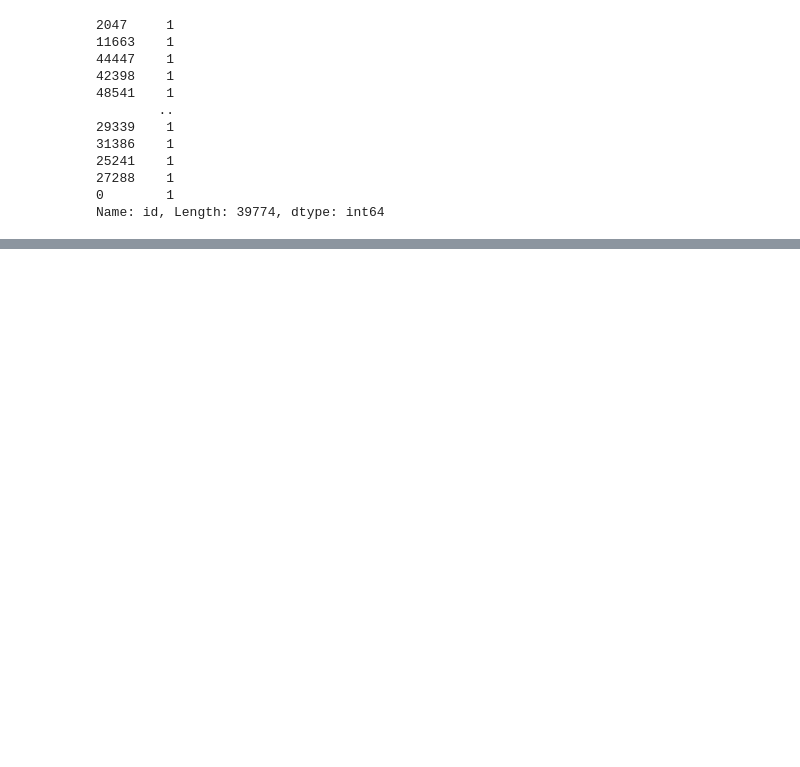
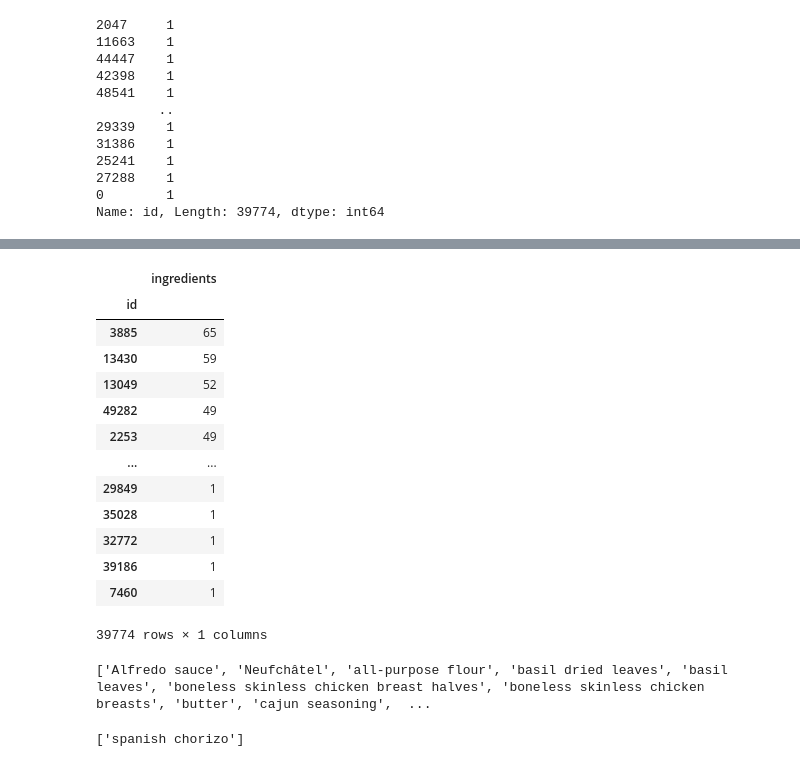
Before and after one commit to jeffcfho/DataChallenges, a Jupyter notebook: 0_Exploratory_Data_Analysis.ipynb, the cells around one changed output, grey strips where cells are left out. Drawn from its saved outputs; the diff is of its cells as text; code cells hidden in the pictures; blank space fills up the shorter version.

```diff
--- a/0_Exploratory_Data_Analysis.ipynb
+++ b/0_Exploratory_Data_Analysis.ipynb
@@ -121,0 +153,35 @@ Name: cuisine, dtype: int64
+# %%
+# What is with that maximum ingredient recipe?
+recipes_by_num_ingredients = df[['id','ingredients']].groupby('id').count().sort_values(by='ingredients',ascending=False)
+display(recipes_by_num_ingredients)
+
+recipe_id_with_max_ingredients = recipes_by_num_ingredients.index[0]
+#look at the ingredients for the
+print(sorted(raw_df.loc[raw_df['id']==recipe_id_with_max_ingredients,'ingredients'].values[0]))
+
+# A ton of duplicates (e.g., 'chicken cutlet','boneless skinless chicken breast halves', 'boneless skinless chicken breasts',)
+# Also 'garlic', 'garlic cloves'
+# Also 'soba' for some reason?
+# %% [output]
+|  | ingredients |
+| id |  |
+| 3885 | 65 |
+| 13430 | 59 |
+| 13049 | 52 |
+| 49282 | 49 |
+| 2253 | 49 |
+| ... | ... |
+| 29849 | 1 |
+| 35028 | 1 |
+| 32772 | 1 |
+| 39186 | 1 |
+| 7460 | 1 |
+39774 rows × 1 columns
+['Alfredo sauce', 'Neufchâtel', 'all-purpose flour', 'basil dried leaves', 'basil leaves', 'boneless skinless chicken breast halves', 'boneless skinless chicken breasts', 'butter', 'cajun seasoning',  ...
+# %%
+# What is the minimum ingredient recipe?
+recipe_id_with_min_ingredients = recipes_by_num_ingredients.index[-1]
+#look at the ingredients for the
+print(sorted(raw_df.loc[raw_df['id']==recipe_id_with_min_ingredients,'ingredients'].values[0]))
+# %% [output]
+['spanish chorizo']
```
Also changed, not shown: parts of 10 cells of this notebook.
